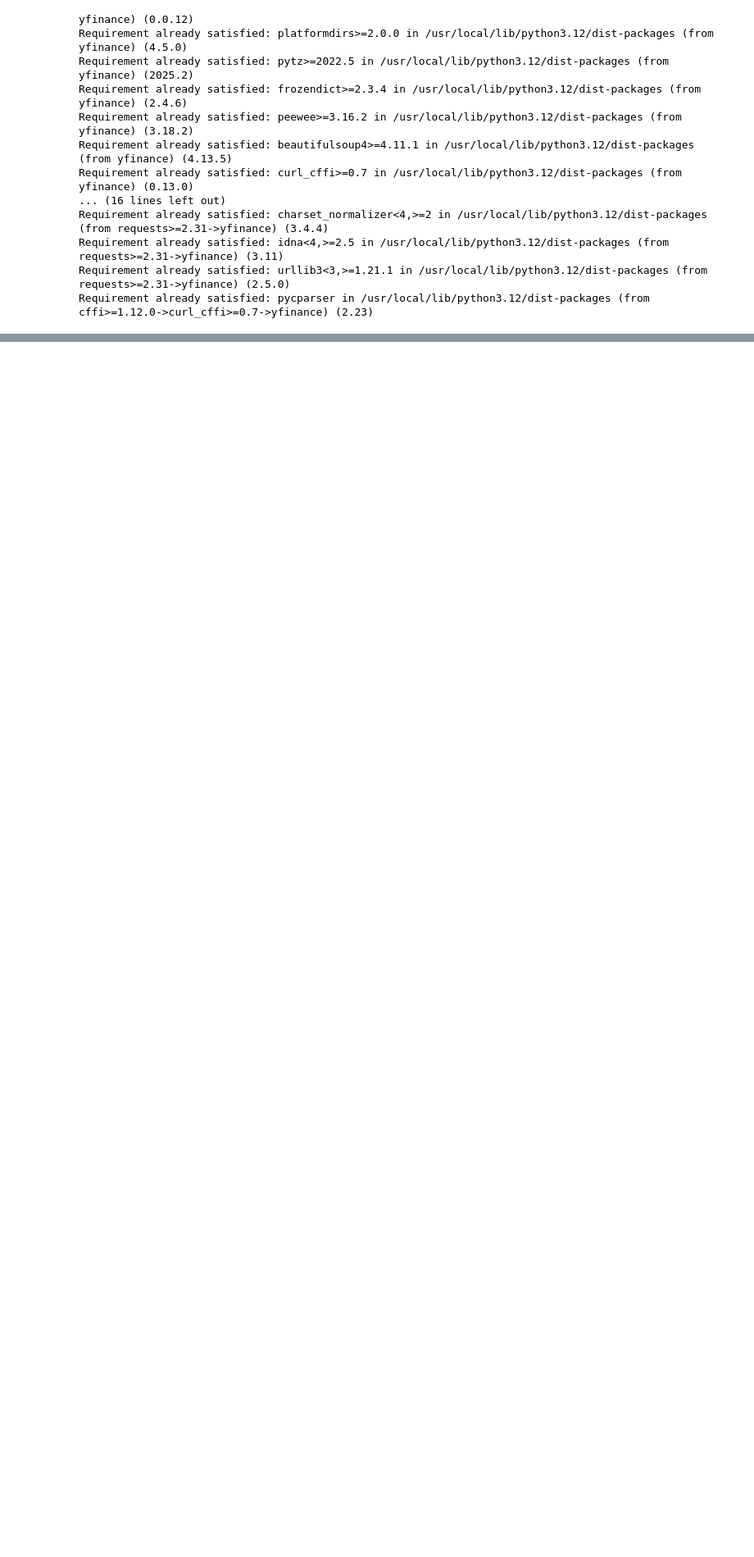
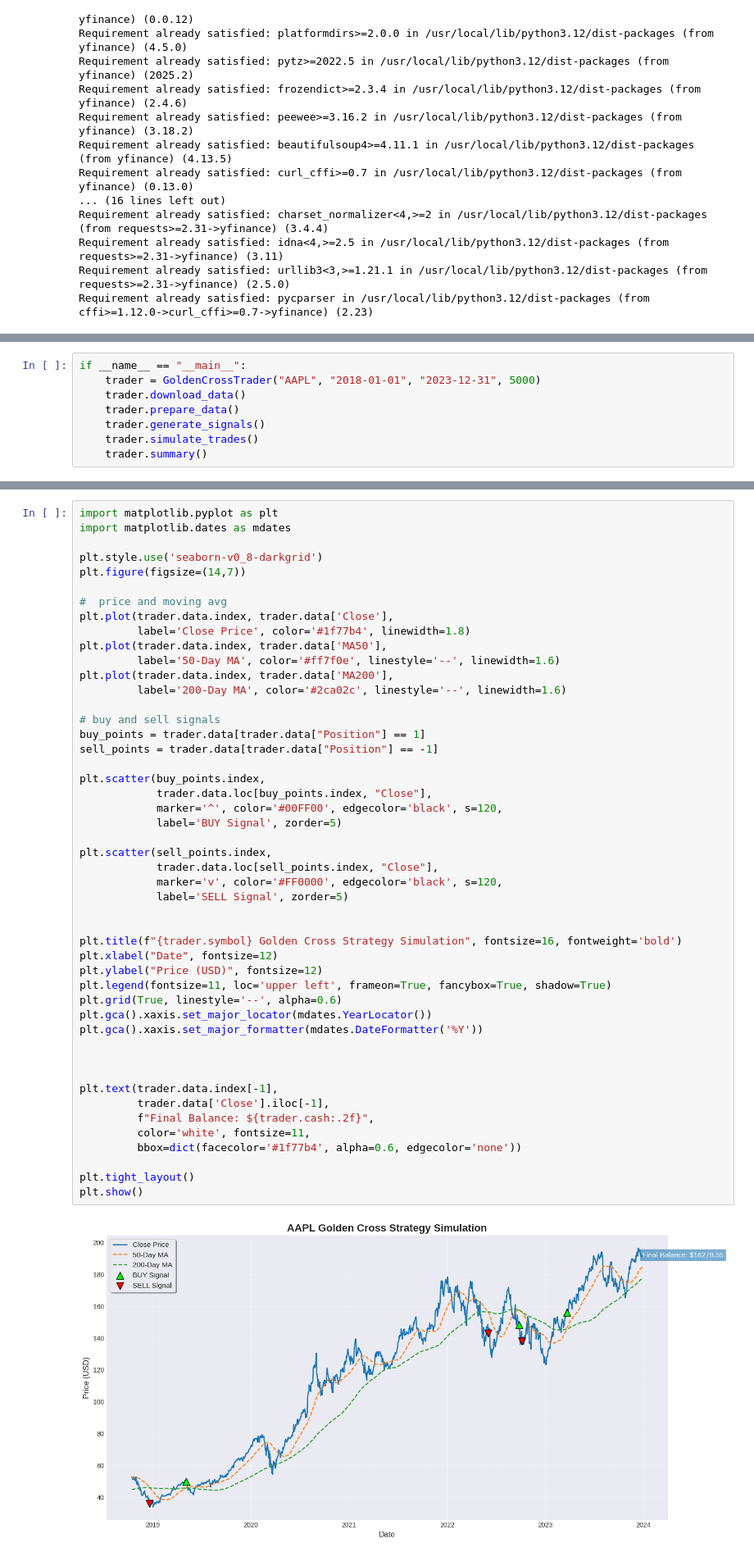
Before and after one commit to AnitaTasnim/gtr_task, a Jupyter notebook: Task_1.ipynb, the cells around one changed output, grey strips where cells are left out. Shown at 82% size. Saved outputs shown, nothing was run; the diff lists cells and outputs as text; blank space fills up the shorter version.

```diff
--- a/Task_1.ipynb
+++ b/Task_1.ipynb
@@ -100,0 +110,8 @@ class GoldenCrossTrader_:
+# %%
+if __name__ == "__main__":
+    trader = GoldenCrossTrader("AAPL", "2018-01-01", "2023-12-31", 5000)
+    trader.download_data()
+    trader.prepare_data()
+    trader.generate_signals()
+    trader.simulate_trades()
+    trader.summary()
@@ -100,0 +133,50 @@ class GoldenCrossTrader_:
+# %%
+import matplotlib.pyplot as plt
+import matplotlib.dates as mdates
+
+plt.style.use('seaborn-v0_8-darkgrid')
+plt.figure(figsize=(14,7))
+
+#  price and moving avg
+plt.plot(trader.data.index, trader.data['Close'],
+         label='Close Price', color='#1f77b4', linewidth=1.8)
+plt.plot(trader.data.index, trader.data['MA50'],
+         label='50-Day MA', color='#ff7f0e', linestyle='--', linewidth=1.6)
+plt.plot(trader.data.index, trader.data['MA200'],
+         label='200-Day MA', color='#2ca02c', linestyle='--', linewidth=1.6)
+
+# buy and sell signals
+buy_points = trader.data[trader.data["Position"] == 1]
+sell_points = trader.data[trader.data["Position"] == -1]
+
+plt.scatter(buy_points.index,
+            trader.data.loc[buy_points.index, "Close"],
+            marker='^', color='#00FF00', edgecolor='black', s=120,
+            label='BUY Signal', zorder=5)
+
+plt.scatter(sell_points.index,
+            trader.data.loc[sell_points.index, "Close"],
+            marker='v', color='#FF0000', edgecolor='black', s=120,
+            label='SELL Signal', zorder=5)
+
+
+plt.title(f"{trader.symbol} Golden Cross Strategy Simulation", fontsize=16, fontweight='bold')
+plt.xlabel("Date", fontsize=12)
+plt.ylabel("Price (USD)", fontsize=12)
+plt.legend(fontsize=11, loc='upper left', frameon=True, fancybox=True, shadow=True)
+plt.grid(True, linestyle='--', alpha=0.6)
+plt.gca().xaxis.set_major_locator(mdates.YearLocator())
+plt.gca().xaxis.set_major_formatter(mdates.DateFormatter('%Y'))
+
+
+
+plt.text(trader.data.index[-1],
+         trader.data['Close'].iloc[-1],
+         f"Final Balance: ${trader.cash:.2f}",
+         color='white', fontsize=11,
+         bbox=dict(facecolor='#1f77b4', alpha=0.6, edgecolor='none'))
+
+plt.tight_layout()
+plt.show()
+# %% [output]
+[figure, added]
```
Also changed, not shown: parts of 4 cells of this notebook.
